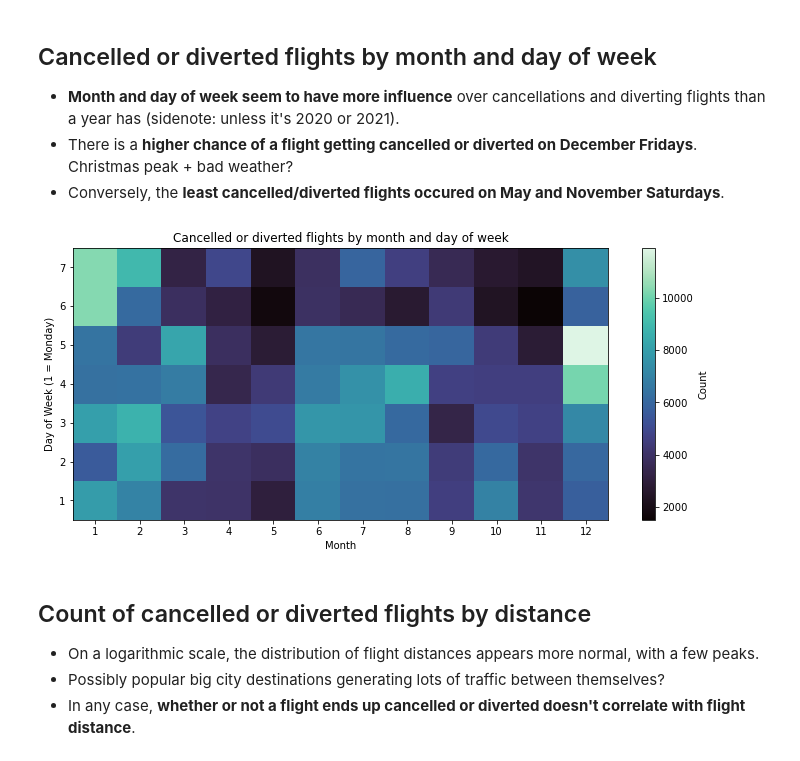
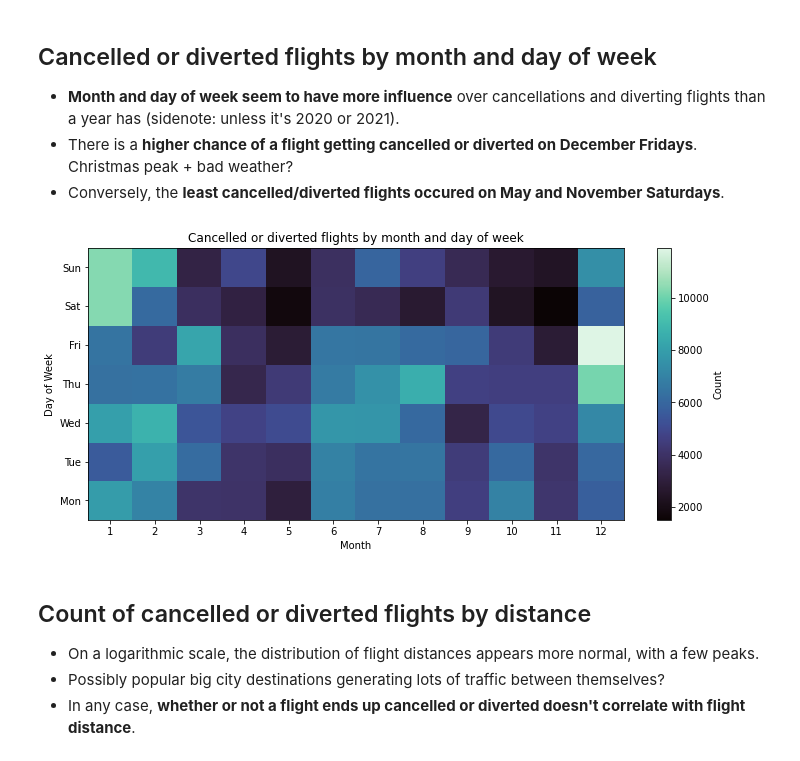
Before and after one commit to kaspaar/udacity-data_a, a Jupyter notebook: project_5/03_flights_slidedeck.ipynb, the cells around one changed output. Drawn from its saved outputs; the diff is of its cells as text; code cells hidden in the pictures.

```diff
--- a/project_5/03_flights_slidedeck.ipynb
+++ b/project_5/03_flights_slidedeck.ipynb
@@ -31,6 +31,12 @@ import seaborn as sb
 # suppress warnings from final output
 import warnings
 warnings.simplefilter("ignore")
+
+# Define function for assigning plot title and axes labels
+def plot_labels(title, x, y) :
+    plt.title(title)
+    plt.xlabel(x)
+    plt.ylabel(y);
 # %%
 # load cancelled and diverted flights data
 df = pd.read_csv('./data/flights_cancelled.csv')
@@ -207,6 +203,10 @@ plt.tight_layout(pad=2);
 - For the third time proportion behaves mostly similarly to distribution of counts.
 - The proportion of cancelled or diverted flights on weekends is a bit higher than raw counts would suggest.
 - **Weekends and Saturdays in particular were the 'safest' days to avoid a flight being cancelled or diverted**.
+# %%
+# Days of week list for ticks
+dow = 'Mon', 'Tue', 'Wed', 'Thu', 'Fri', 'Sat', 'Sun'
+dow_n = np.arange(0, 7, 1)
 # %%
 y_ticks = np.arange(0, 0.025, 0.005)
 y_labels = [str(l * 100)+'%' for l in y_ticks]
@@ -235,17 +234,16 @@ plt.tight_layout(pad=2);
 # %%
 plt.figure(figsize=(12,5))
 xbin_edges = np.arange(0.5, 13, 1)
 ybin_edges = np.arange(0.5, 8, 1)
 x_ticks = np.arange(1, 13)
 
 plt.hist2d(data=df, x='Month', y='DayOfWeek', bins=[xbin_edges, ybin_edges], cmap='mako')
 plt.xticks(x_ticks, x_ticks)
+plt.yticks(dow_n+1, dow)
 plt.colorbar(label='Count')
-plt.xlabel('Month')
-plt.ylabel('Day of Week (1 = Monday)')
-plt.title('Cancelled or diverted flights by month and day of week');
+plot_labels('Cancelled or diverted flights by month and day of week', 'Month', 'Day of Week')
 # %% [output]
-[figure, old version]
+[figure, new version]
 # %% [markdown]
 ## Count of cancelled or diverted flights by distance
 - On a logarithmic scale, the distribution of flight distances appears more normal, with a few peaks.
```
Also changed, not shown: parts of 10 cells of this notebook, 1 other file.
